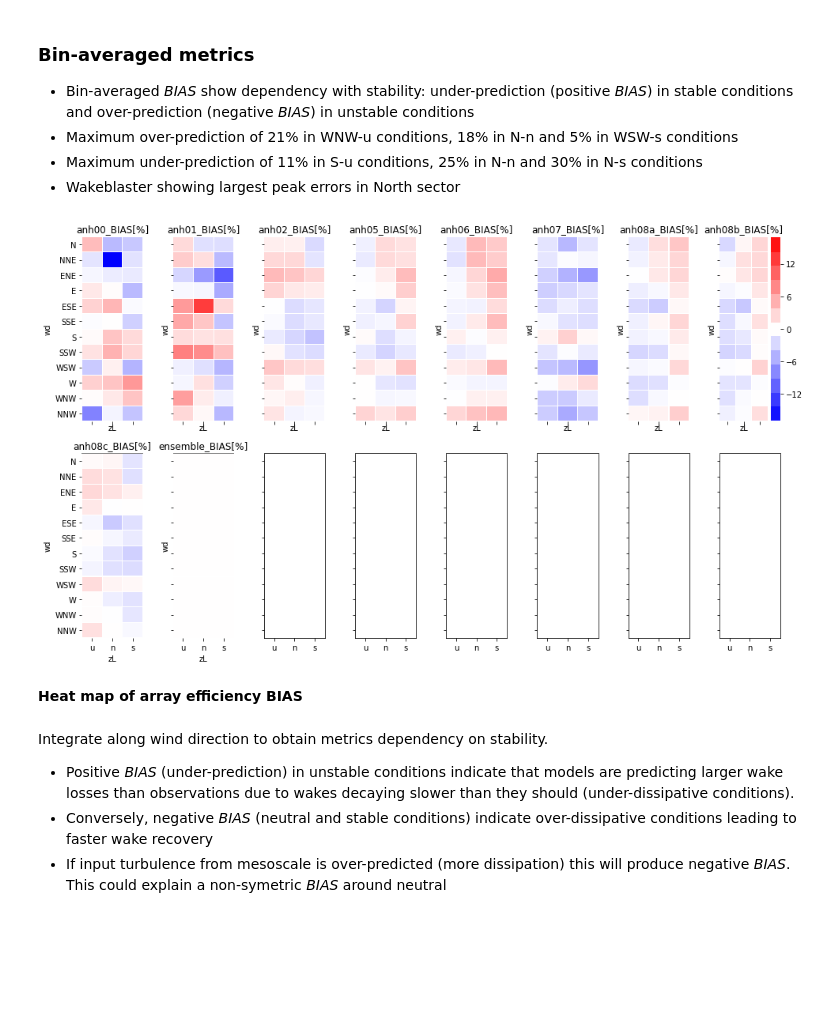
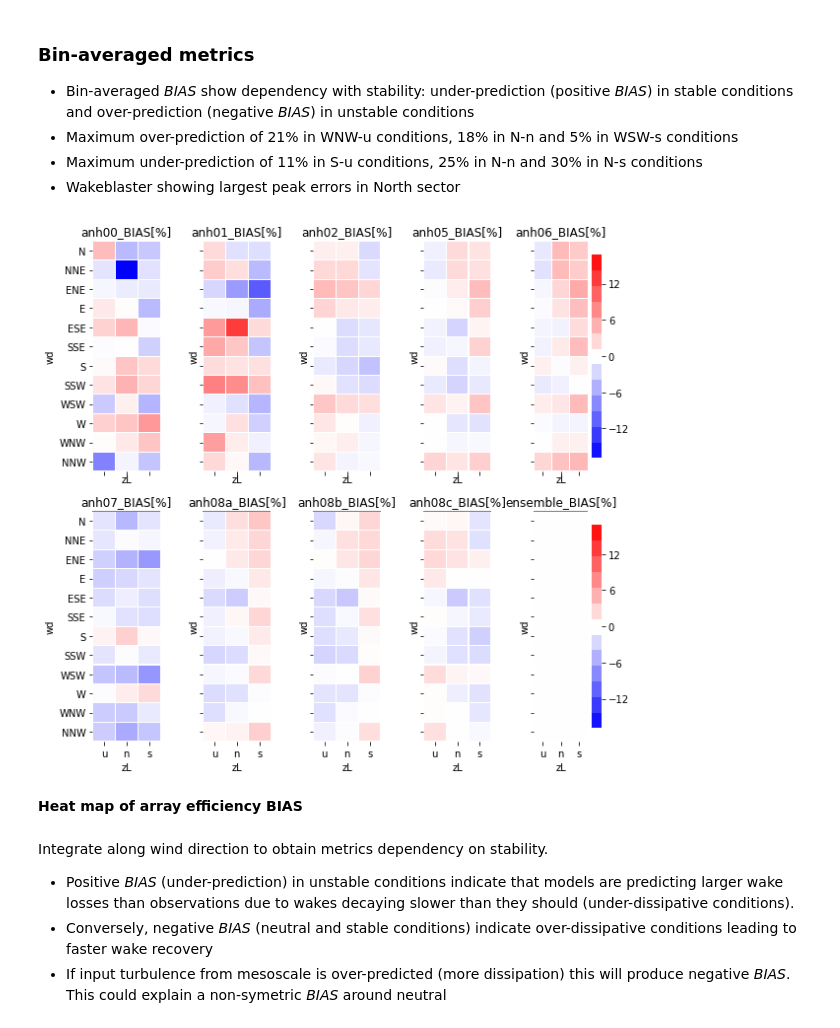
Before and after one commit to CENER-EPR/OWAbench, a Jupyter notebook: Anholt/Anholt_ArrayEfficiency.ipynb, the cells around one changed output. Saved outputs shown, nothing was run; the diff lists cells and outputs as text; code cells hidden in the pictures; blank space fills up the shorter version.

```diff
--- a/Anholt/Anholt_ArrayEfficiency.ipynb
+++ b/Anholt/Anholt_ArrayEfficiency.ipynb
@@ -327,12 +327,12 @@ display(Metrics)
 # %%
 figcaption = "**Heat map of array efficiency BIAS**"
 title = "_BIAS[%]"
-bin_avrg.plot_heatmaps(bias[ensemble], sub_plt_size = (1.7,4),n_plot_cols = 8,
+bin_avrg.plot_heatmaps(bias[ensemble], sub_plt_size = (1.7,4),n_plot_cols = 5,
                        figcaption = figcaption, title=title)
 
 #sim_name, bias.max(axis=1) # Compute maximum per stability
 # %% [output]
-[figure, old version]
+[figure, new version]
 **Heat map of array efficiency BIAS**
 # %% [markdown]
 Integrate along wind direction to obtain metrics dependency on stability.
```
Also changed, not shown: 1 other file.
